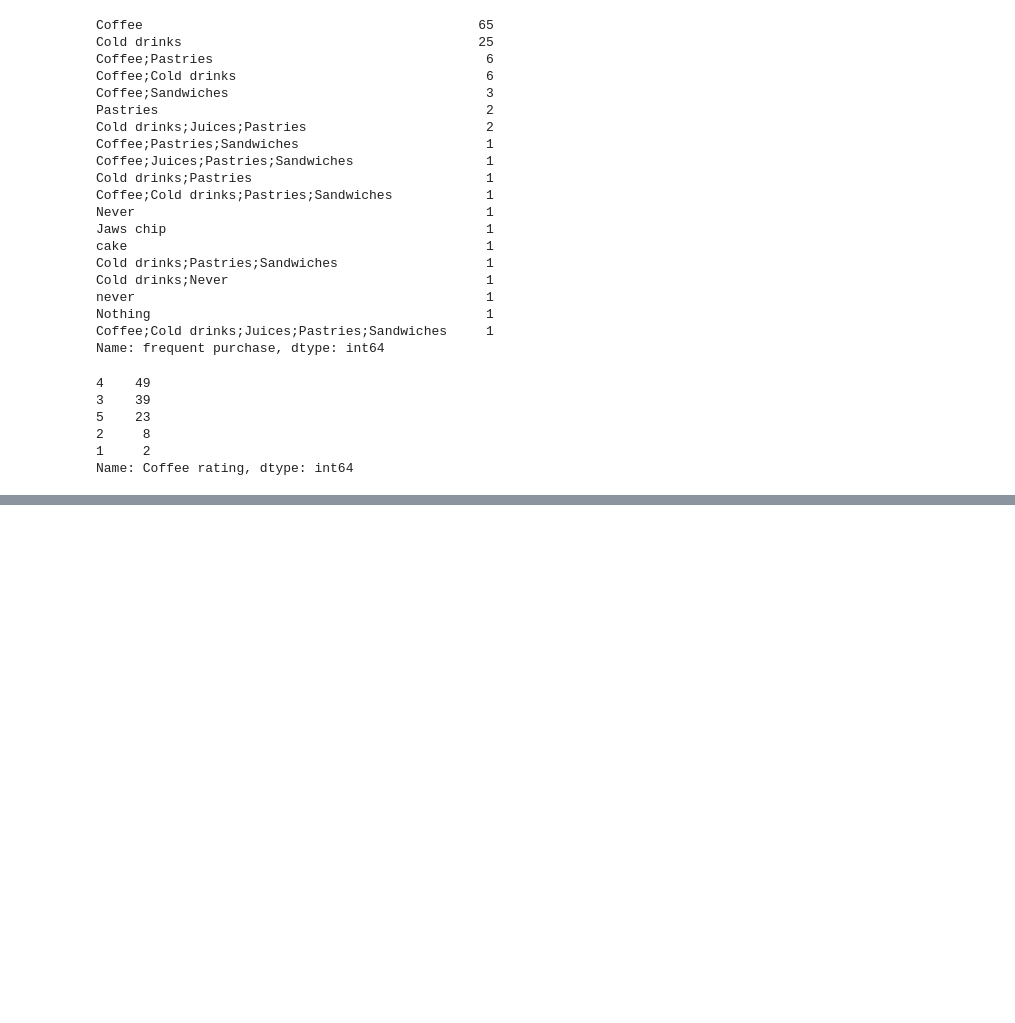
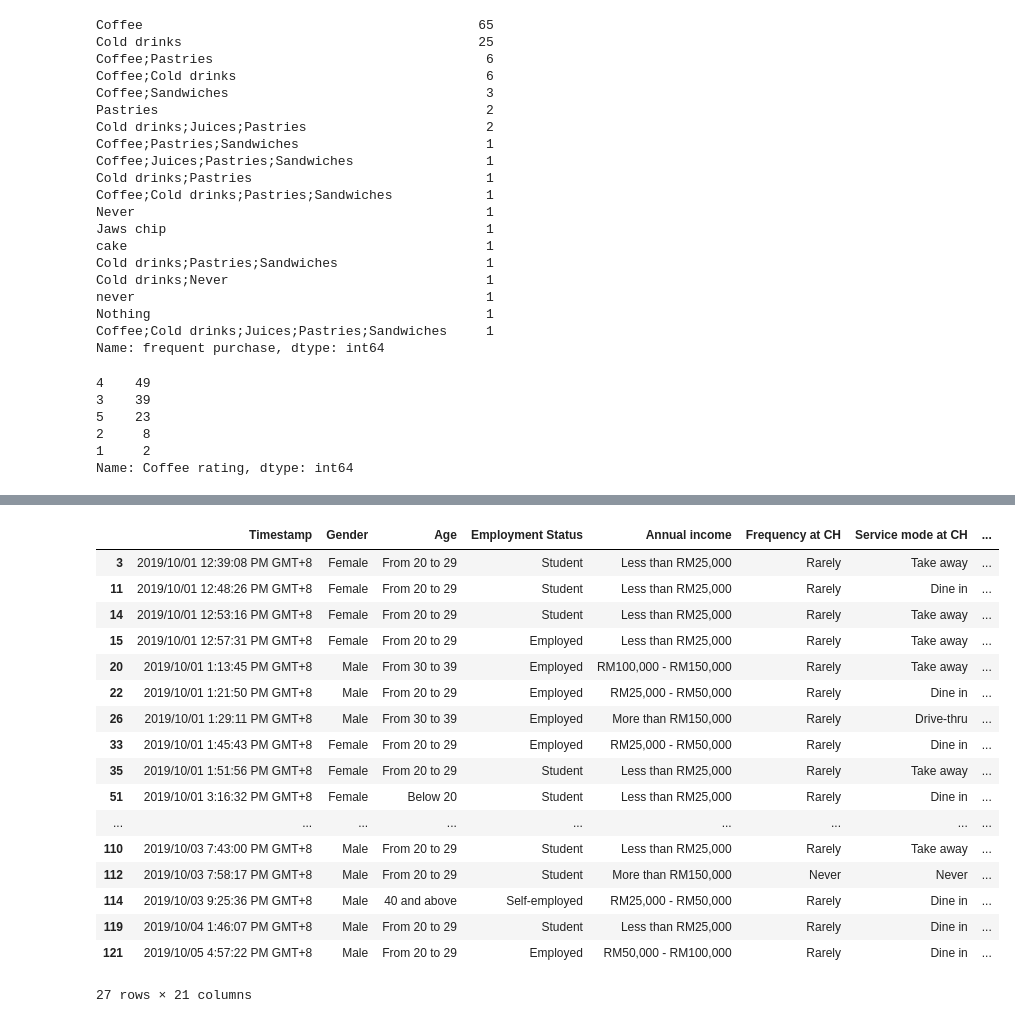
Before and after one commit to Joakimanochie/Data_analytics, a Jupyter notebook: Coffee house retention analysis.ipynb, the cells around one changed output, grey strips where cells are left out. Cells and saved outputs as stored; diff of their text form; code cells hidden in the pictures; blank space fills up the shorter version.

```diff
--- a/Coffee house retention analysis.ipynb
+++ b/Coffee house retention analysis.ipynb
@@ -219,0 +267,22 @@ Name: Coffee rating, dtype: int64
+# %%
+not_returning = coffee_house_data[coffee_house_data['Retention']== 'No']
+not_returning
+# %% [output]
+|  | Timestamp | Gender | Age | Employment Status | Annual income | Frequency at CH | Service mode at CH | ... |
+| 3 | 2019/10/01 12:39:08 PM GMT+8 | Female | From 20 to 29 | Student | Less than RM25,000 | Rarely | Take away | ... |
+| 11 | 2019/10/01 12:48:26 PM GMT+8 | Female | From 20 to 29 | Student | Less than RM25,000 | Rarely | Dine in | ... |
+| 14 | 2019/10/01 12:53:16 PM GMT+8 | Female | From 20 to 29 | Student | Less than RM25,000 | Rarely | Take away | ... |
+| 15 | 2019/10/01 12:57:31 PM GMT+8 | Female | From 20 to 29 | Employed | Less than RM25,000 | Rarely | Take away | ... |
+| 20 | 2019/10/01 1:13:45 PM GMT+8 | Male | From 30 to 39 | Employed | RM100,000 - RM150,000 | Rarely | Take away | ... |
+| 22 | 2019/10/01 1:21:50 PM GMT+8 | Male | From 20 to 29 | Employed | RM25,000 - RM50,000 | Rarely | Dine in | ... |
+| 26 | 2019/10/01 1:29:11 PM GMT+8 | Male | From 30 to 39 | Employed | More than RM150,000 | Rarely | Drive-thru | ... |
+| 33 | 2019/10/01 1:45:43 PM GMT+8 | Female | From 20 to 29 | Employed | RM25,000 - RM50,000 | Rarely | Dine in | ... |
+| 35 | 2019/10/01 1:51:56 PM GMT+8 | Female | From 20 to 29 | Student | Less than RM25,000 | Rarely | Take away | ... |
+| 51 | 2019/10/01 3:16:32 PM GMT+8 | Female | Below 20 | Student | Less than RM25,000 | Rarely | Dine in | ... |
+| ... | ... | ... | ... | ... | ... | ... | ... | ... |
+| 110 | 2019/10/03 7:43:00 PM GMT+8 | Male | From 20 to 29 | Student | Less than RM25,000 | Rarely | Take away | ... |
+| 112 | 2019/10/03 7:58:17 PM GMT+8 | Male | From 20 to 29 | Student | More than RM150,000 | Never | Never | ... |
+| 114 | 2019/10/03 9:25:36 PM GMT+8 | Male | 40 and above | Self-employed | RM25,000 - RM50,000 | Rarely | Dine in | ... |
+| 119 | 2019/10/04 1:46:07 PM GMT+8 | Male | From 20 to 29 | Student | Less than RM25,000 | Rarely | Dine in | ... |
+| 121 | 2019/10/05 4:57:22 PM GMT+8 | Male | From 20 to 29 | Employed | RM50,000 - RM100,000 | Rarely | Dine in | ... |
+27 rows × 21 columns
```
Also changed, not shown: parts of 7 cells of this notebook.
